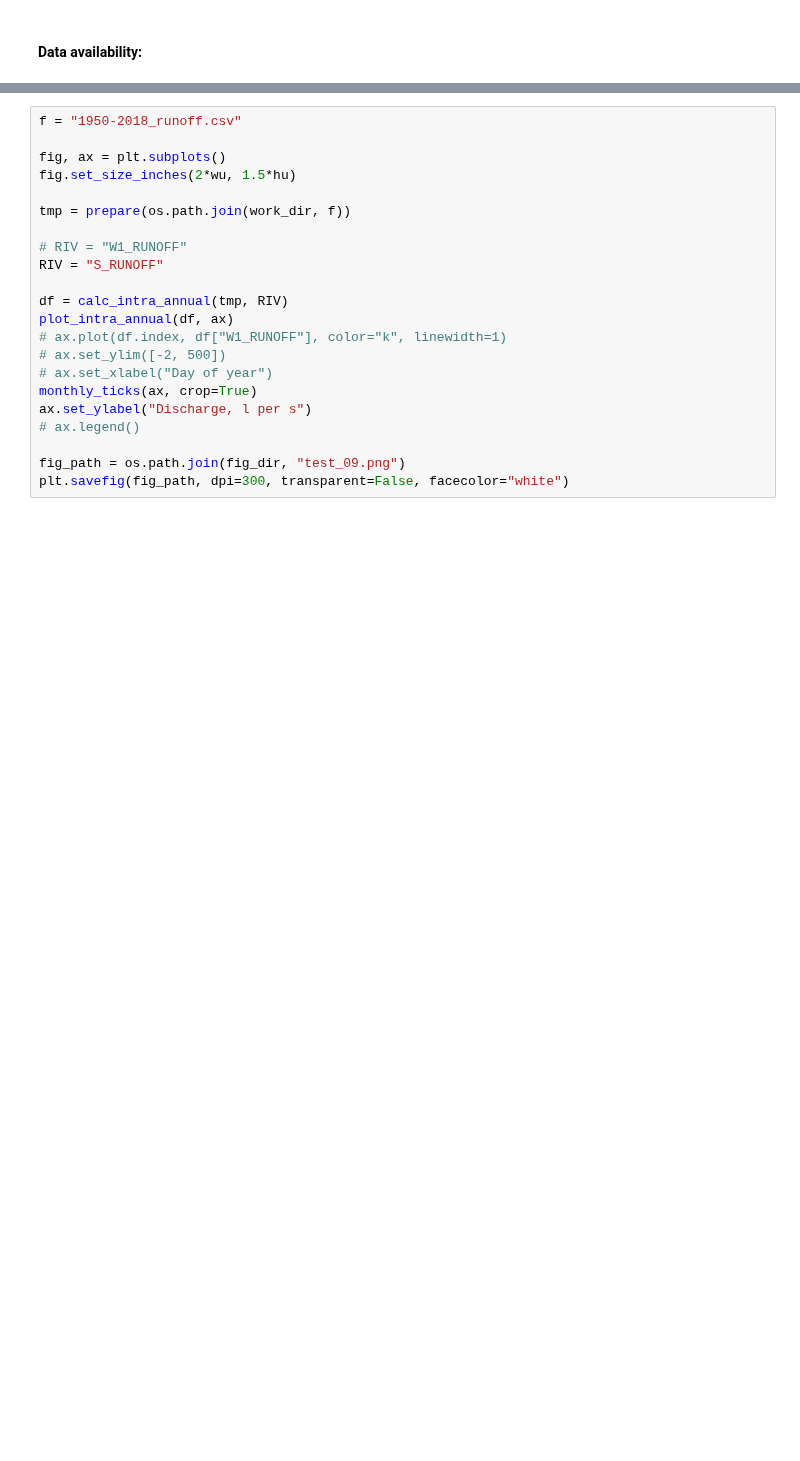
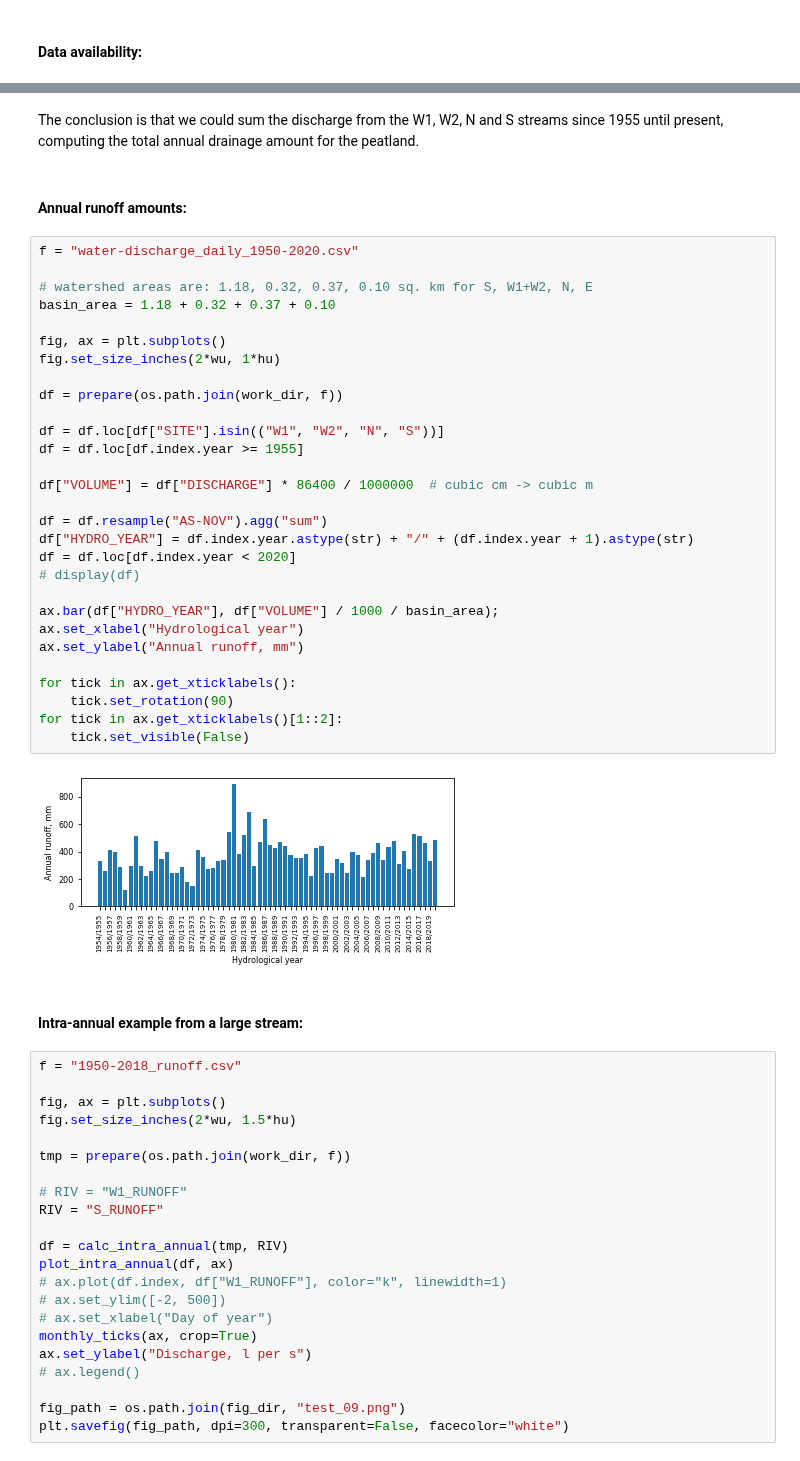
Before and after one commit to shi-hydrology/lammin-suo-plots, a Jupyter notebook: lammin_suo_plots.ipynb, the cells around one changed output, grey strips where cells are left out. Saved outputs shown, nothing was run; the diff lists cells and outputs as text; blank space fills up the shorter version.

Commit message:
Fixed annual runoff computation

```diff
--- a/lammin_suo_plots.ipynb
+++ b/lammin_suo_plots.ipynb
@@ -729,4 +725,41 @@ ax.set_yticklabels(labels)
 [figure]
+# %% [markdown]
+The conclusion is that we could sum the discharge from the W1, W2, N and S streams since 1955 until present, computing the total annual drainage amount for the peatland.
+# %% [markdown]
+#### Annual runoff amounts:
+# %%
+f = "water-discharge_daily_1950-2020.csv"
+
+# watershed areas are: 1.18, 0.32, 0.37, 0.10 sq. km for S, W1+W2, N, E
+basin_area = 1.18 + 0.32 + 0.37 + 0.10
+
+fig, ax = plt.subplots()
+fig.set_size_inches(2*wu, 1*hu)
+
+df = prepare(os.path.join(work_dir, f))
+
+df = df.loc[df["SITE"].isin(("W1", "W2", "N", "S"))]
+df = df.loc[df.index.year >= 1955]
+
+df["VOLUME"] = df["DISCHARGE"] * 86400 / 1000000  # cubic cm -> cubic m
+
+df = df.resample("AS-NOV").agg("sum")
+df["HYDRO_YEAR"] = df.index.year.astype(str) + "/" + (df.index.year + 1).astype(str)
+df = df.loc[df.index.year < 2020]
+# display(df)
+
+ax.bar(df["HYDRO_YEAR"], df["VOLUME"] / 1000 / basin_area);
+ax.set_xlabel("Hydrological year")
+ax.set_ylabel("Annual runoff, mm")
+
+for tick in ax.get_xticklabels():
+    tick.set_rotation(90)
+for tick in ax.get_xticklabels()[1::2]:
+    tick.set_visible(False)
+# %% [output]
+[figure, added]
+# %% [markdown]
+#### Intra-annual example from a large stream:
 # %%
 f = "1950-2018_runoff.csv"
 
```
Also changed, not shown: parts of 17 cells of this notebook.
